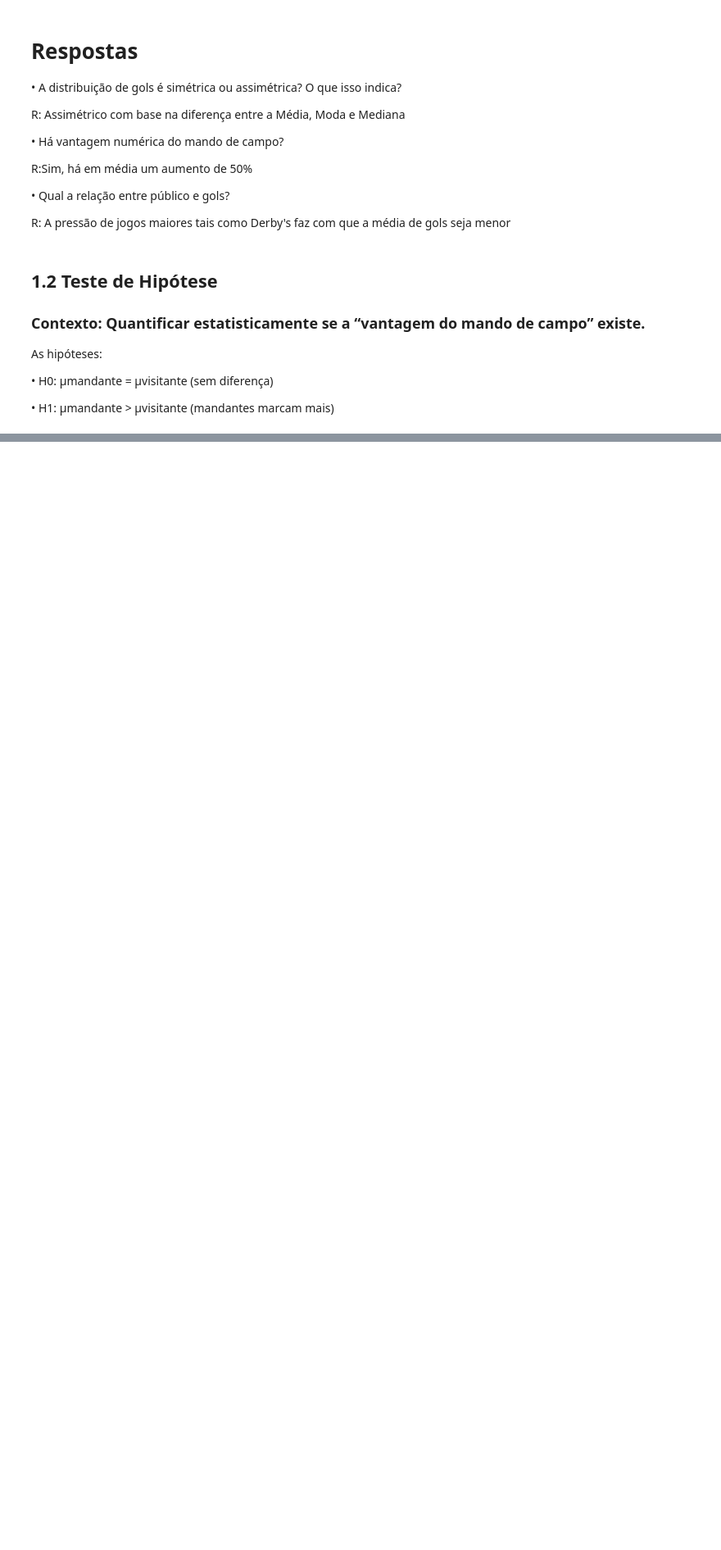
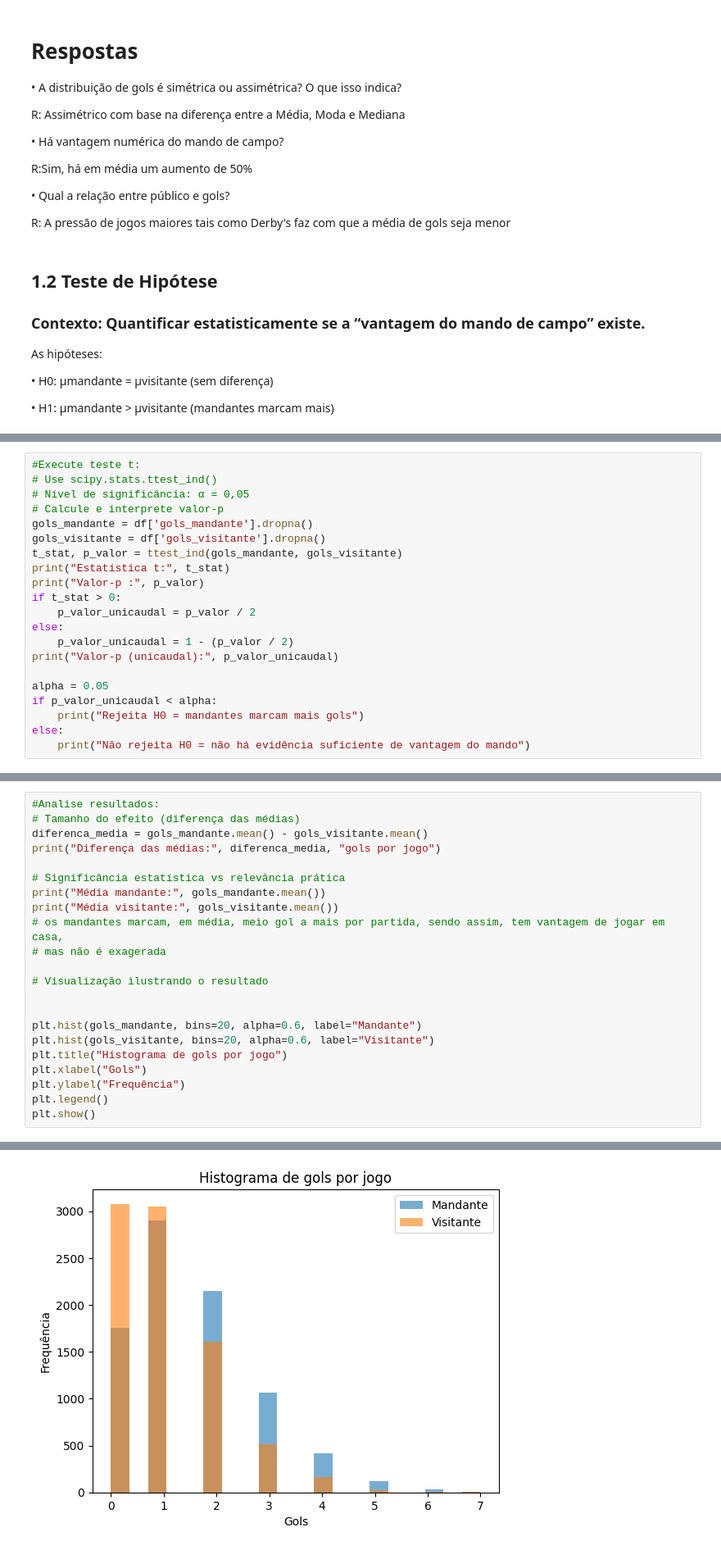
Before and after one commit to Milanz505/Lab2-DataScience, a Jupyter notebook: Lab2-DataScience-main/atividade.ipynb, the cells around one changed output, grey strips where cells are left out. Shown at 82% size. Saved outputs shown, nothing was run; the diff lists cells and outputs as text; blank space fills up the shorter version.

```diff
--- a/Lab2-DataScience-main/atividade.ipynb
+++ b/Lab2-DataScience-main/atividade.ipynb
@@ -279,0 +151,21 @@ Drama
+# %%
+#Execute teste t:
+# Use scipy.stats.ttest_ind()
+# Nível de significância: α = 0,05
+# Calcule e interprete valor-p
+gols_mandante = df['gols_mandante'].dropna()
+gols_visitante = df['gols_visitante'].dropna()
+t_stat, p_valor = ttest_ind(gols_mandante, gols_visitante)
+print("Estatística t:", t_stat)
+print("Valor-p :", p_valor)
+if t_stat > 0:
+    p_valor_unicaudal = p_valor / 2
+else:
+    p_valor_unicaudal = 1 - (p_valor / 2)
+print("Valor-p (unicaudal):", p_valor_unicaudal)
+
+alpha = 0.05
+if p_valor_unicaudal < alpha:
+    print("Rejeita H0 = mandantes marcam mais gols")
+else:
+    print("Não rejeita H0 = não há evidência suficiente de vantagem do mando")
@@ -279,0 +177,23 @@ Drama
+# %%
+#Analise resultados:
+# Tamanho do efeito (diferença das médias)
+diferenca_media = gols_mandante.mean() - gols_visitante.mean()
+print("Diferença das médias:", diferenca_media, "gols por jogo")
+
+# Significância estatística vs relevância prática
+print("Média mandante:", gols_mandante.mean())
+print("Média visitante:", gols_visitante.mean())
+# os mandantes marcam, em média, meio gol a mais por partida, sendo assim, tem vantagem de jogar em casa,
+# mas não é exagerada
+
+# Visualização ilustrando o resultado
+
+
+plt.hist(gols_mandante, bins=20, alpha=0.6, label="Mandante")
+plt.hist(gols_visitante, bins=20, alpha=0.6, label="Visitante")
+plt.title("Histograma de gols por jogo")
+plt.xlabel("Gols")
+plt.ylabel("Frequência")
+plt.legend()
+plt.show()
+# %% [output]
@@ -279,0 +203 @@ Drama
+[figure, added]
```
Also changed, not shown: parts of 10 cells of this notebook.
